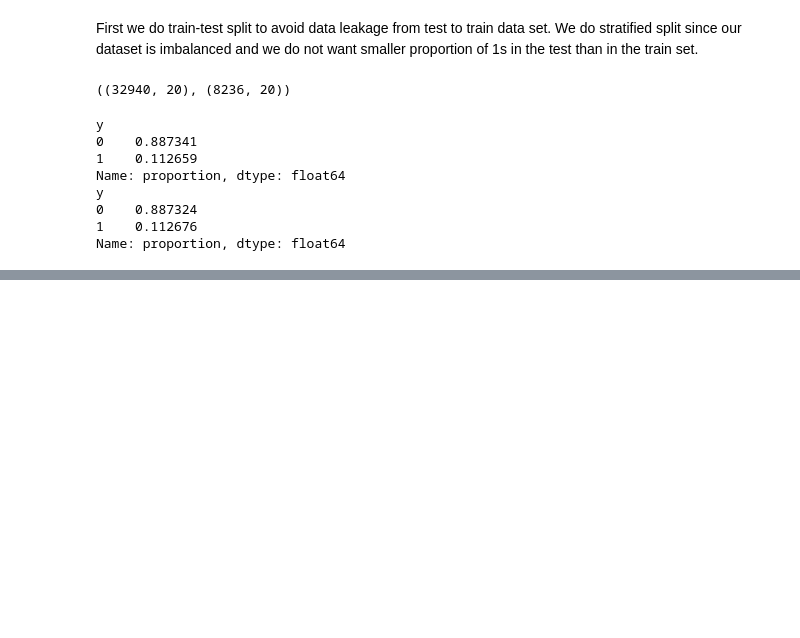
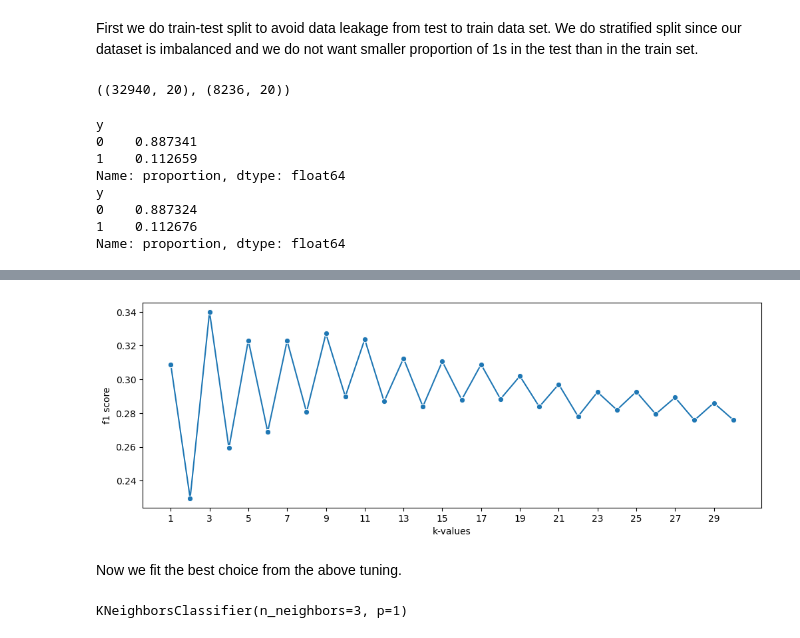
Before and after one commit to rsouza/MasterClassUseCase, a Jupyter notebook: 1_Classification/Bank_Marketing/Final_project.ipynb, the cells around one changed output, grey strips where cells are left out. Cells and saved outputs as stored; diff of their text form; code cells hidden in the pictures; blank space fills up the shorter version.

```diff
--- a/1_Classification/Bank_Marketing/Final_project.ipynb
+++ b/1_Classification/Bank_Marketing/Final_project.ipynb
@@ -480,0 +636,9 @@ Name: proportion, dtype: float64
+# %%
+%%time
+k_values = range(1, 31)
+f1 = []
+
+for k in k_values:
+    knn_classifier = KNeighborsClassifier(n_neighbors=k, p=1)
+    a = cross_val_score(knn_classifier, X_tr_enc_sc, y_train, cv=5, scoring='f1')
+    f1.append(np.mean(a))
@@ -480,0 +648,18 @@ Name: proportion, dtype: float64
+# %%
+plt.figure(figsize=(12,4))
+
+sns.lineplot(x = k_values, y = f1, marker = 'o')
+plt.xlabel("k-values")
+plt.ylabel("f1 score")
+plt.xticks(range(1, 31, 2))
+
+plt.show()
+# %% [output]
+[figure, added]
+# %% [markdown]
+Now we fit the best choice from the above tuning.
+# %%
+knn = KNeighborsClassifier(n_neighbors=3, p=1)
+knn.fit(X_tr_enc_sc,y_train)
+# %% [output]
+KNeighborsClassifier(n_neighbors=3, p=1)
```
Also changed, not shown: parts of 84 cells of this notebook.
